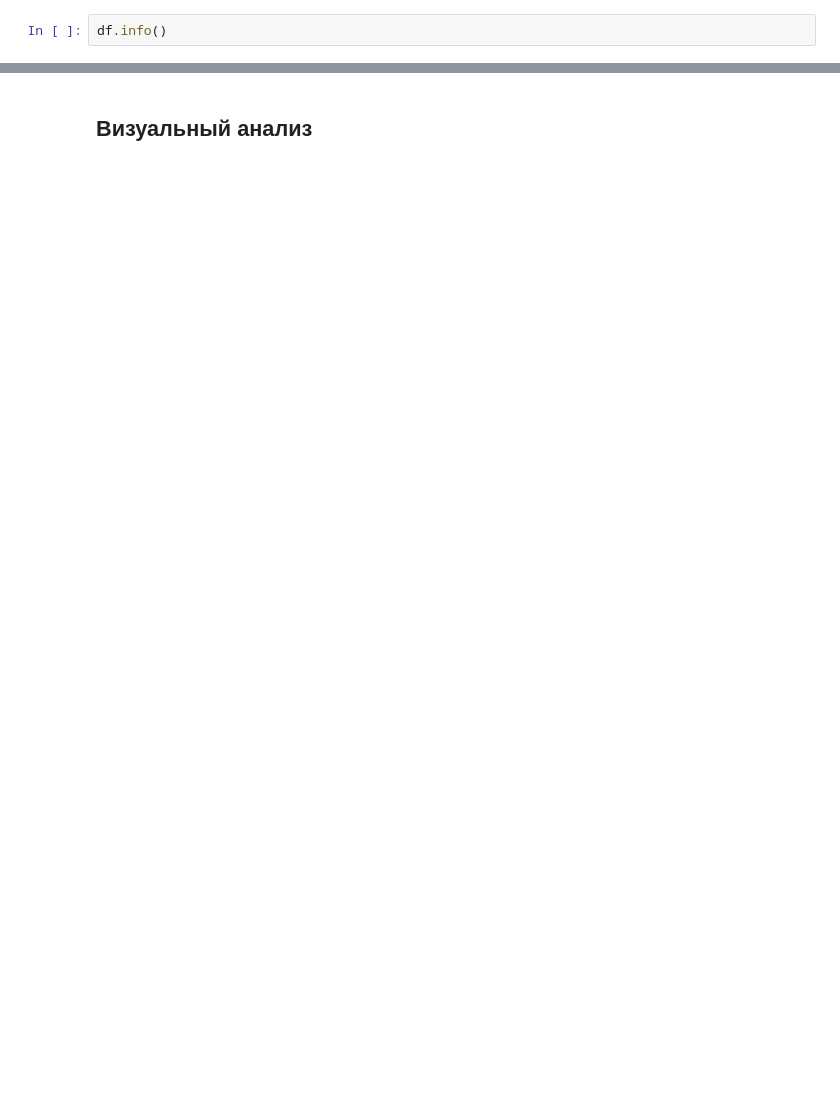
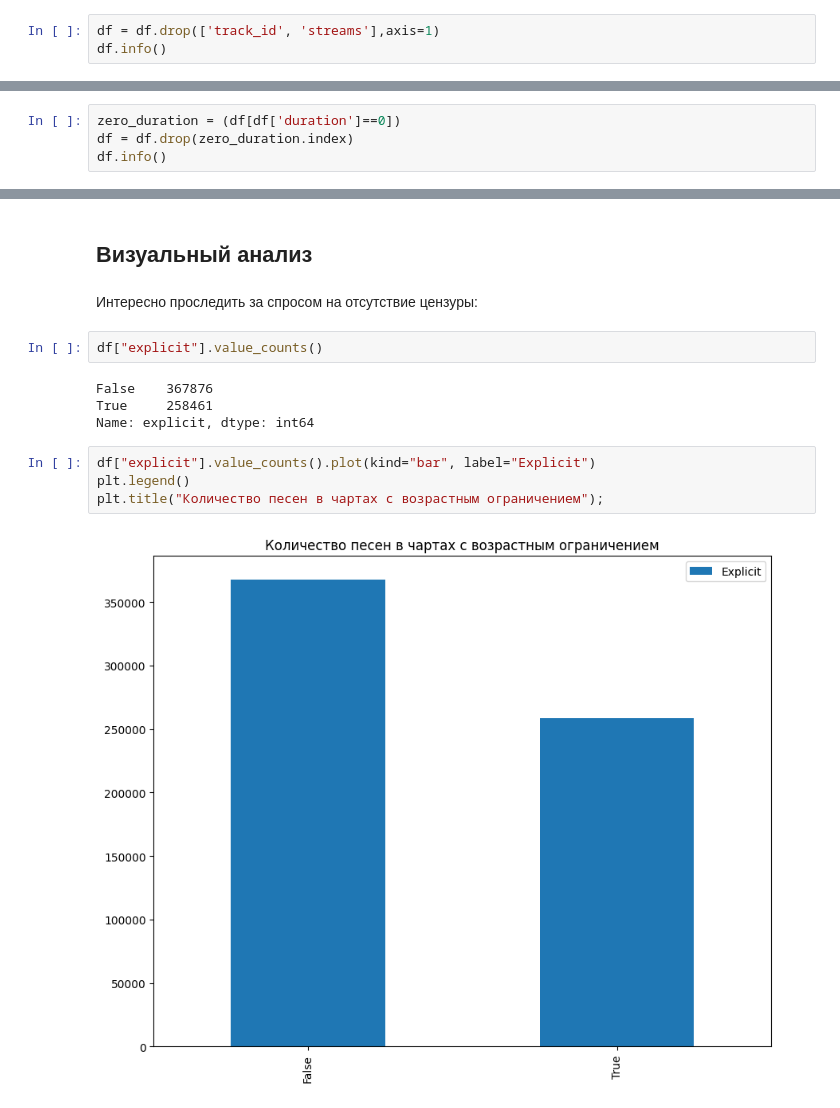
Before and after one commit to AlimKugot/DataScience, a Jupyter notebook: Code.ipynb, the cells around one changed output, grey strips where cells are left out. Saved outputs shown, nothing was run; the diff lists cells and outputs as text; blank space fills up the shorter version.

```diff
--- a/Code.ipynb
+++ b/Code.ipynb
@@ -44,4 +46,5 @@ print(df.columns.values)
 # %%
+df = df.drop(['track_id', 'streams'],axis=1)
 df.info()
 # %% [output]
 <class 'pandas.core.frame.DataFrame'>
@@ -80,0 +164,4 @@ df.
+# %%
+zero_duration = (df[df['duration']==0])
+df = df.drop(zero_duration.index)
+df.info()
@@ -81,2 +184,16 @@ df.
 # %% [markdown]
 ## Визуальный анализ
+# %% [markdown]
+Интересно проследить за спросом на отсутствие цензуры:
+# %%
+df["explicit"].value_counts()
+# %% [output]
+False    367876
+True     258461
+Name: explicit, dtype: int64
+# %%
+df["explicit"].value_counts().plot(kind="bar", label="Explicit")
+plt.legend()
+plt.title("Количество песен в чартах с возрастным ограничением");
+# %% [output]
+[figure, added]
```
Also changed, not shown: parts of 30 cells of this notebook, 1 other file.
